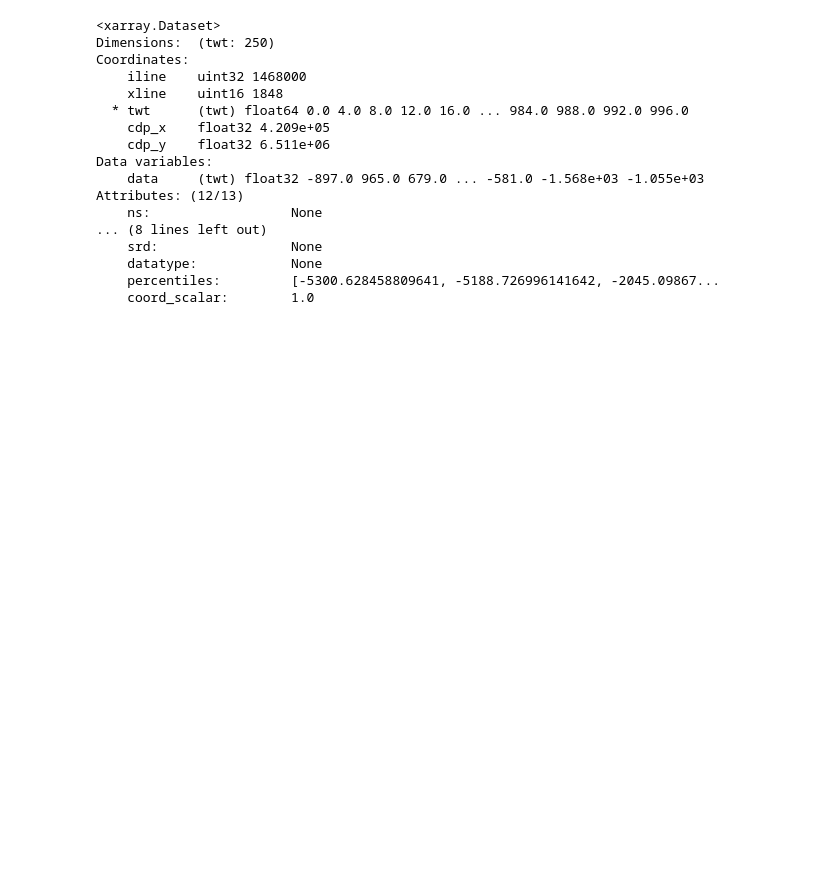
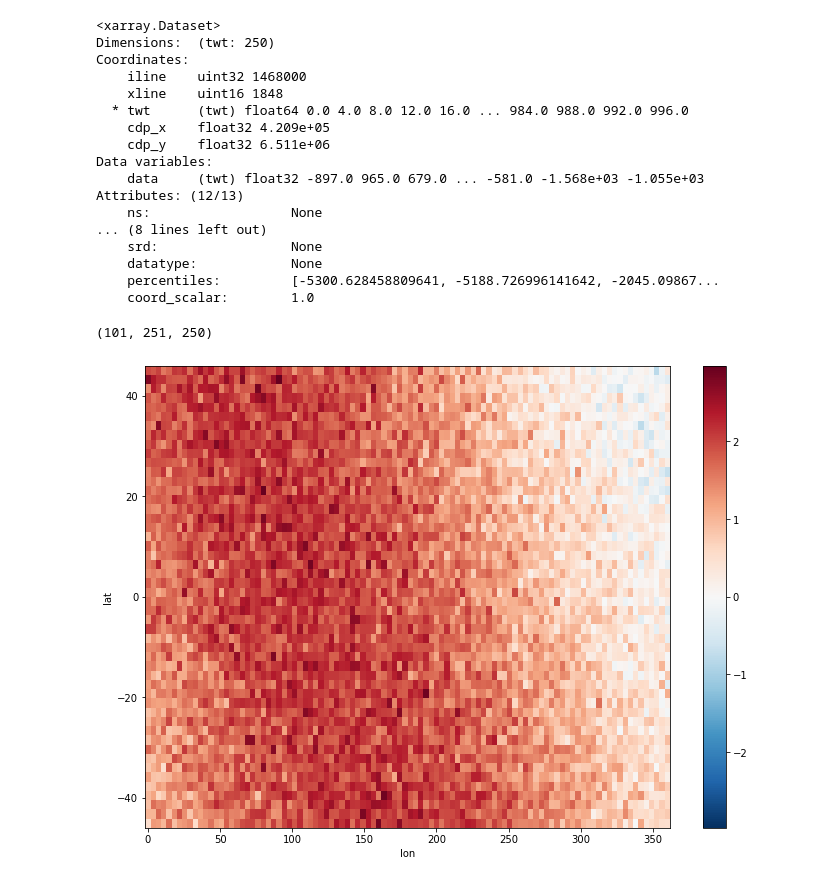
Before and after one commit to ABDunbar/Quantitative_Seismic_Interpretation, a Jupyter notebook: import_seismic.ipynb, the cells around one changed output. Saved outputs shown, nothing was run; the diff lists cells and outputs as text; code cells hidden in the pictures; blank space fills up the shorter version.

```diff
--- a/import_seismic.ipynb
+++ b/import_seismic.ipynb
@@ -381,3 +381,7 @@ Attributes: (12/13)
     datatype:            None
     percentiles:         [-5300.628458809641, -5188.726996141642, -2045.09867...
     coord_scalar:        1.0
+# %%
+vol.data.shape
+# %% [output]
+(101, 251, 250)
@@ -383,0 +402,25 @@ Attributes: (12/13)
+# %%
+# from sklearn-xarray.readthedocs.io
+
+# Make synthetic data
+lat, lon = np.ogrid[-45:45:50j, 0:360:100j]
+noise = np.random.randn(lat.shape[0], lon.shape[1])
+
+data_vars = {
+    'a': (['lat', 'lon'], np.sin(lat/90 + lon/100)),
+    'b': (['lat', 'lon'], np.cos(lat/90 + lon/100)),
+    'noise': (['lat', 'lon'], noise)
+}
+
+coords = {'lat': lat.ravel(), 'lon': lon.ravel()}
+dataset = xr.Dataset(data_vars, coords)
+# %%
+# make a simple linear model for the output
+# y = a + 0.5b + 1
+
+x = dataset[['a', 'b']]
+y = dataset.a + dataset.b * 0.5 + 0.3 * dataset.noise + 1
+y.plot()
+plt.show()
+# %% [output]
+[figure, added]
```
Also changed, not shown: parts of 12 cells of this notebook, 7 other files.
